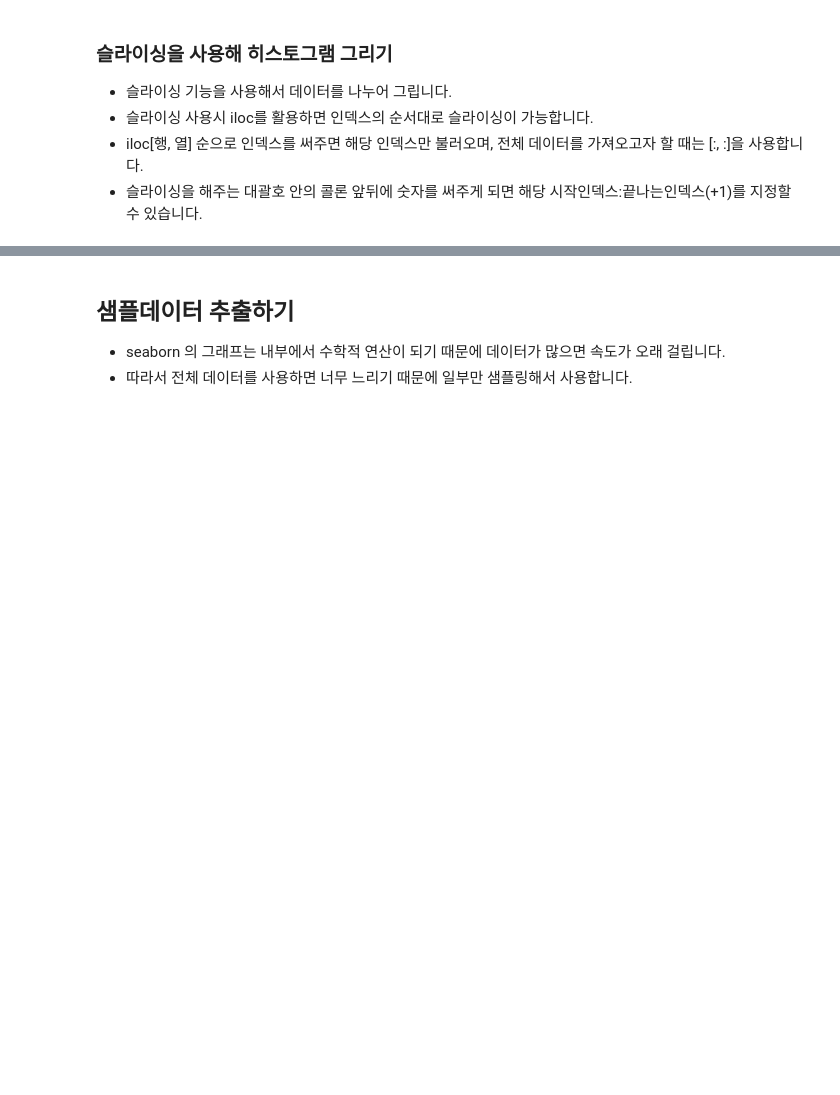
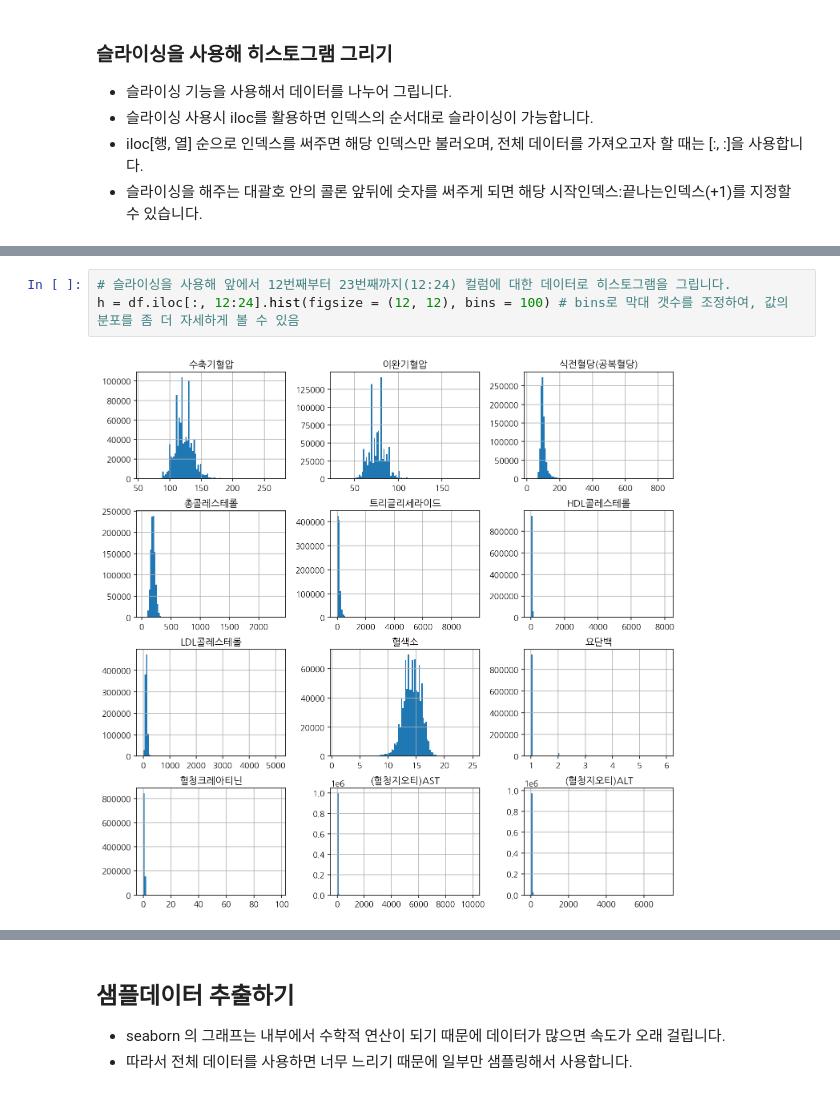
Before and after one commit to CamelGoong/DataScience_Practicing, a Jupyter notebook: [Boost]Analysis_2_Health_Analysis.ipynb, the cells around one changed output, grey strips where cells are left out. Cells and saved outputs as stored; diff of their text form; blank space fills up the shorter version.

```diff
--- a/[Boost]Analysis_2_Health_Analysis.ipynb
+++ b/[Boost]Analysis_2_Health_Analysis.ipynb
@@ -378 +386,6 @@ pd.pivot_table(data = df, index = ["성별코드", "음주여부"], values = "
+# %%
+# 슬라이싱을 사용해 앞에서 12번째부터 23번째까지(12:24) 컬럼에 대한 데이터로 히스토그램을 그립니다.
+h = df.iloc[:, 12:24].hist(figsize = (12, 12), bins = 100) # bins로 막대 갯수를 조정하여, 값의 분포를 좀 더 자세하게 볼 수 있음
+# %% [output]
+[figure, added]
 # %%
```
Also changed, not shown: parts of 40 cells of this notebook.
